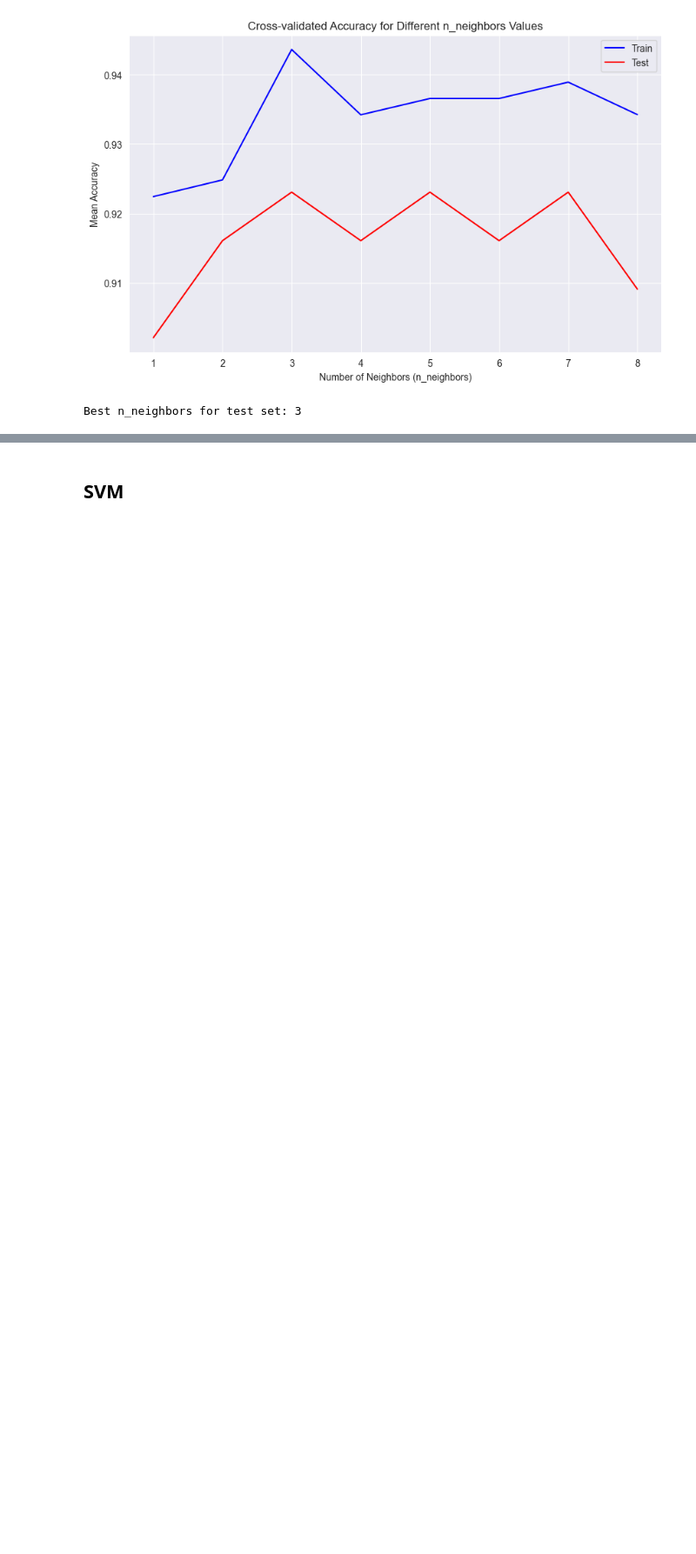
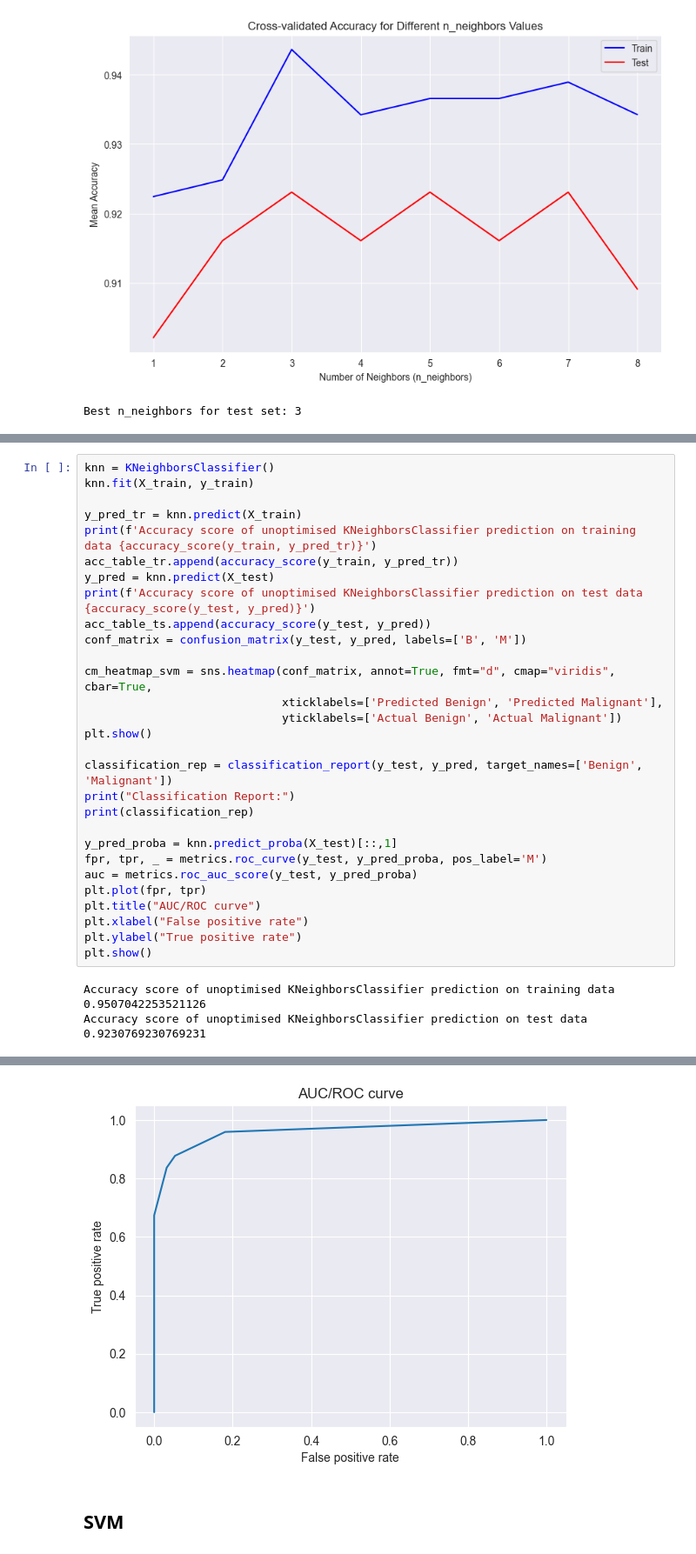
Before and after one commit to matijapavlovic8/breast-cancer-classification, a Jupyter notebook: breast-cancer-classification.ipynb, the cells around one changed output, grey strips where cells are left out. Shown at 87% size. Cells and saved outputs as stored; diff of their text form; blank space fills up the shorter version.

```diff
--- a/breast-cancer-classification.ipynb
+++ b/breast-cancer-classification.ipynb
@@ -533,0 +593,32 @@ Accuracy score of KNN prediction on test data 0.9230769230769231
+# %%
+knn = KNeighborsClassifier()
+knn.fit(X_train, y_train)
+
+y_pred_tr = knn.predict(X_train)
+print(f'Accuracy score of unoptimised KNeighborsClassifier prediction on training data {accuracy_score(y_train, y_pred_tr)}')
+acc_table_tr.append(accuracy_score(y_train, y_pred_tr))
+y_pred = knn.predict(X_test)
+print(f'Accuracy score of unoptimised KNeighborsClassifier prediction on test data {accuracy_score(y_test, y_pred)}')
+acc_table_ts.append(accuracy_score(y_test, y_pred))
+conf_matrix = confusion_matrix(y_test, y_pred, labels=['B', 'M'])
+
+cm_heatmap_svm = sns.heatmap(conf_matrix, annot=True, fmt="d", cmap="viridis", cbar=True,
+                             xticklabels=['Predicted Benign', 'Predicted Malignant'],
+                             yticklabels=['Actual Benign', 'Actual Malignant'])
+plt.show()
+
+classification_rep = classification_report(y_test, y_pred, target_names=['Benign', 'Malignant'])
+print("Classification Report:")
+print(classification_rep)
+
+y_pred_proba = knn.predict_proba(X_test)[::,1]
+fpr, tpr, _ = metrics.roc_curve(y_test, y_pred_proba, pos_label='M')
+auc = metrics.roc_auc_score(y_test, y_pred_proba)
+plt.plot(fpr, tpr)
+plt.title("AUC/ROC curve")
+plt.xlabel("False positive rate")
+plt.ylabel("True positive rate")
+plt.show()
+# %% [output]
+Accuracy score of unoptimised KNeighborsClassifier prediction on training data 0.9507042253521126
+Accuracy score of unoptimised KNeighborsClassifier prediction on test data 0.9230769230769231
@@ -534,3 +635,4 @@ Accuracy score of KNN prediction on test data 0.9230769230769231
+[figure, added]
 # %% [markdown]
 ## SVM
 # %%
```
Also changed, not shown: parts of 13 cells of this notebook.
